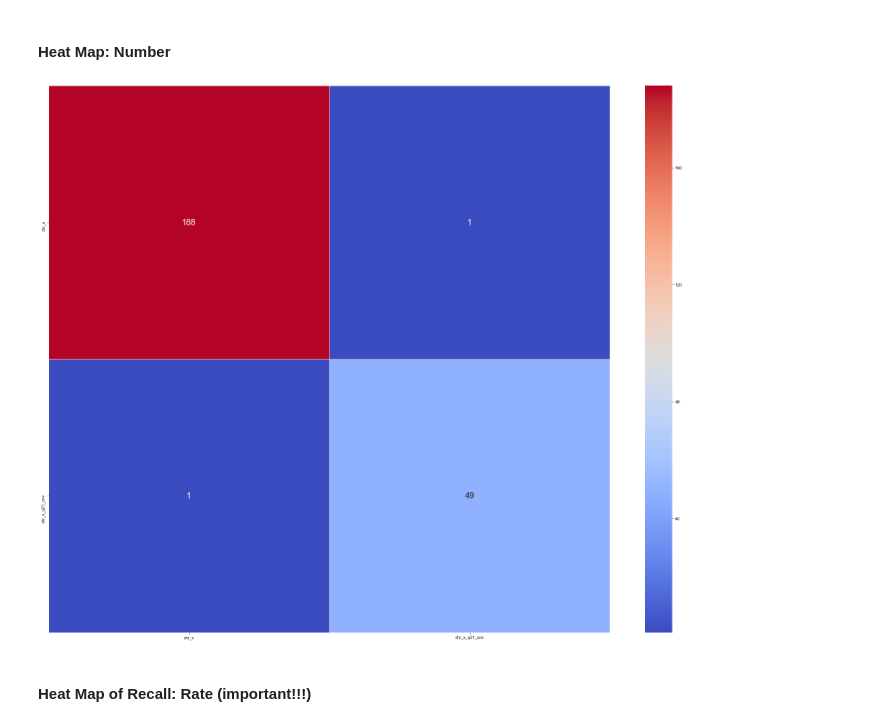
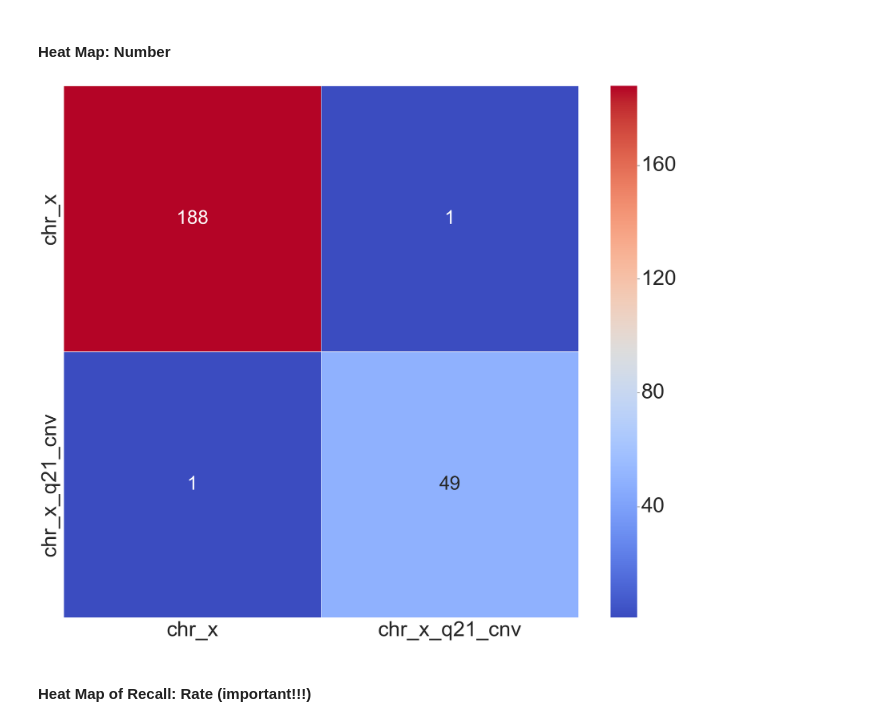
Before and after one commit to YangChuan80/MachineLearning, a Jupyter notebook: KaryotypingPinnacle/CNN/CNN_Chr_Xq21_CNV/Integrated_ROC.ipynb, the cells around one changed output. Cells and saved outputs as stored; diff of their text form; code cells hidden in the pictures.

```diff
--- a/KaryotypingPinnacle/CNN/CNN_Chr_Xq21_CNV/Integrated_ROC.ipynb
+++ b/KaryotypingPinnacle/CNN/CNN_Chr_Xq21_CNV/Integrated_ROC.ipynb
@@ -179,13 +179,13 @@ confusion_p
 # %%
 plt.figure(figsize=(30, 24))
 heat_map = sb.heatmap(confusion, annot=True, fmt = 'g',  # It's a Seaborn function
                       cmap='coolwarm',
                       xticklabels=confusion.columns, yticklabels=confusion.index,
                       linewidths=.5,
-                      annot_kws={"size": 20})
-sb.set(font_scale = 2)
+                      annot_kws={"size": 50})
+sb.set(font_scale = 4)
 # %% [output]
-[figure, old version]
+[figure, new version]
 # %% [markdown]
 #### Heat Map of Recall: Rate (important!!!)
 # %%
```
Also changed, not shown: parts of 3 cells of this notebook, 17 other files.
